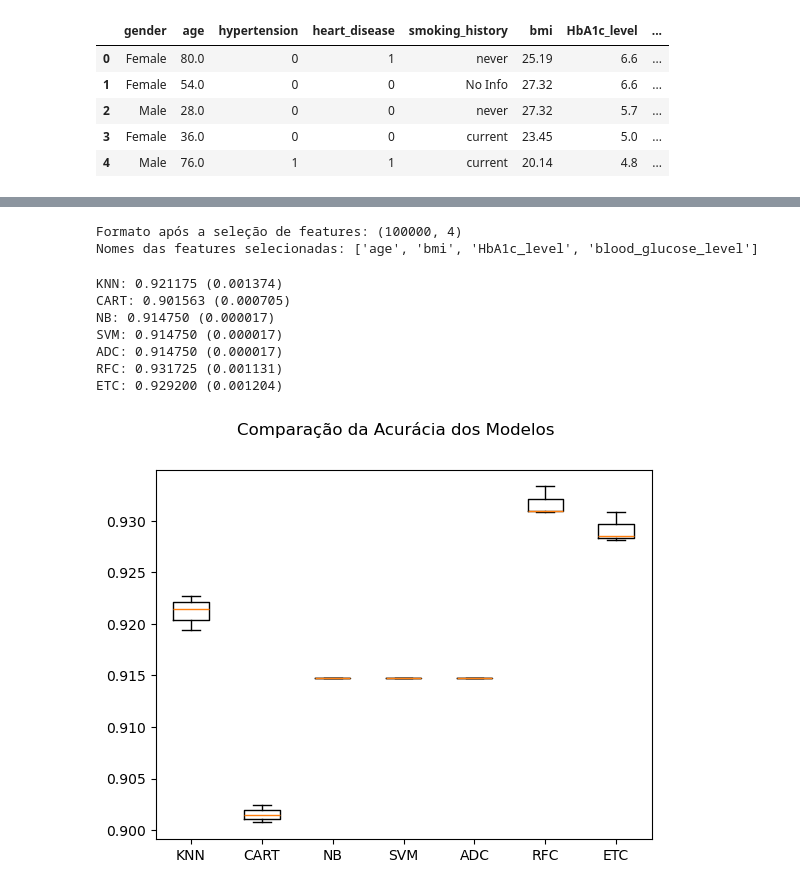
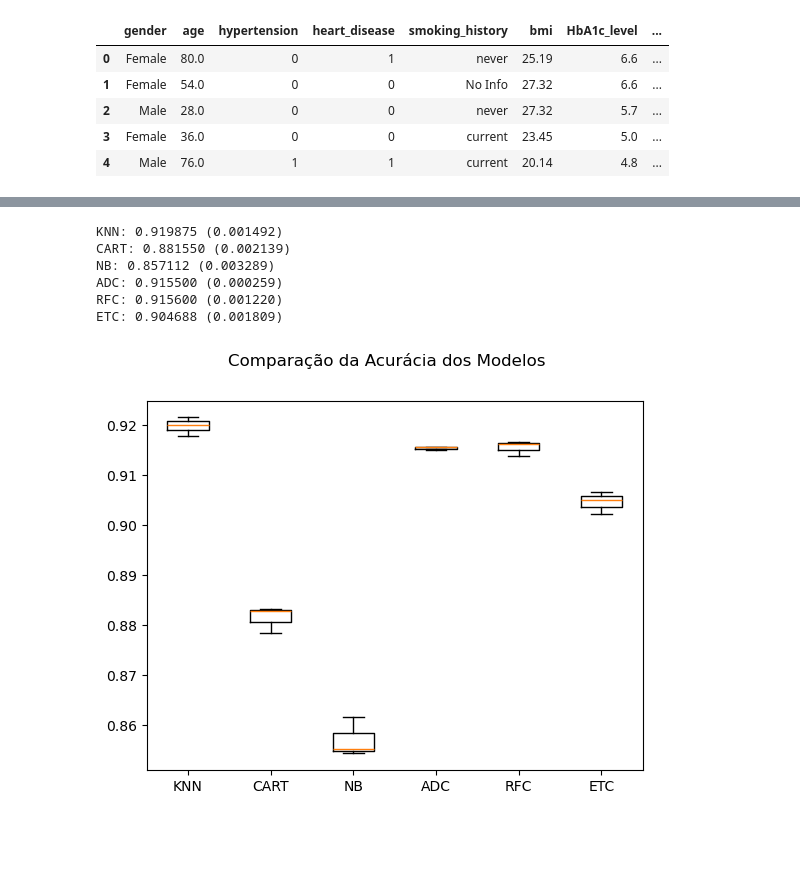
Before and after one commit to rogerioferreira/MVP-Machine_Learnin-PUC-RIO, a Jupyter notebook: notebooks/ml-03.ipynb, the cells around one changed output, grey strips where cells are left out. Cells and saved outputs as stored; diff of their text form; code cells hidden in the pictures; blank space fills up the shorter version.

```diff
--- a/notebooks/ml-03.ipynb
+++ b/notebooks/ml-03.ipynb
@@ -118,29 +114,26 @@ y = df.iloc[:, max]
 # %%
-from sklearn.ensemble import RandomForestClassifier
-from sklearn.feature_selection import SelectFromModel
+# from sklearn.ensemble import RandomForestClassifier
+# from sklearn.feature_selection import SelectFromModel
 
-# Definindo uma seed global para esta célula de código
-np.random.seed(7)
+# # Definindo uma seed global para esta célula de código
+# np.random.seed(7)
 
-# Treinar um Random Forest para obter a importância das features
-model_rf = RandomForestClassifier()
-model_rf.fit(X, y)
+# # Treinar um Random Forest para obter a importância das features
+# model_rf = RandomForestClassifier()
+# model_rf.fit(X, y)
 
-# Selecionar features com importância acima da média
-sfm = SelectFromModel(model_rf, prefit=True, max_features=max)
-X_selected_rf = sfm.transform(X)
-print(f"Formato após a seleção de features: {X_selected_rf.shape}")
+# # Selecionar features com importância acima da média
+# sfm = SelectFromModel(model_rf, prefit=True, max_features=max)
+# X_selected_rf = sfm.transform(X)
+# print(f"Formato após a seleção de features: {X_selected_rf.shape}")
 
-# Obtendo o array booleano que indica quais features foram selecionadas
-features_selecionadas_bool = sfm.get_support()
-# print(f"Array booleano de seleção: {features_selecionadas_bool}")
+# # Obtendo o array booleano que indica quais features foram selecionadas
+# features_selecionadas_bool = sfm.get_support()
+# # print(f"Array booleano de seleção: {features_selecionadas_bool}")
 
-# Obtendo os nomes das features selecionadas
-nomes_features_selecionadas = X.columns[features_selecionadas_bool]
-print(f"Nomes das features selecionadas: {list(nomes_features_selecionadas)}")
+# # Obtendo os nomes das features selecionadas
+# nomes_features_selecionadas = X.columns[features_selecionadas_bool]
+# print(f"Nomes das features selecionadas: {list(nomes_features_selecionadas)}")
-# %% [output]
-Formato após a seleção de features: (100000, 4)
-Nomes das features selecionadas: ['age', 'bmi', 'HbA1c_level', 'blood_glucose_level']
 # %%
 # from sklearn.feature_selection import RFE
 # from sklearn.ensemble import RandomForestClassifier
@@ -164,9 +157,14 @@ Nomes das features selecionadas: ['age', 'bmi', 'HbA1c_level', 'blood_glucose_le
 # # Obter os nomes das features selecionadas
 # nomes_features_selecionadas = X.columns[features_selecionadas_bool]
 # print(f"Nomes das features selecionadas (RFE): {list(nomes_features_selecionadas)}")
+# %%
+from sklearn.decomposition import PCA
+
+pca = PCA(n_components=10)
+X_pca = pca.fit_transform(X)
 # %%
 X_train, X_test, y_train, y_test = train_test_split(
-    X_selected_rf, y, test_size=0.20, random_state=7
+    X_pca, y, test_size=0.20, random_state=7
 )  # faz a divisão
 
 # Criando os folds para a validação cruzada
@@ -189,42 +187,41 @@ names = []
 models.append(("KNN", KNeighborsClassifier()))
 models.append(("CART", DecisionTreeClassifier()))
 models.append(("NB", GaussianNB()))
-models.append(("SVM", SVC()))
+# models.append(("SVM", SVC()))
 models.append(("ADC", AdaBoostClassifier()))
 models.append(("RFC", RandomForestClassifier()))
 models.append(("ETC", ExtraTreesClassifier()))
 
 # Avaliando um modelo por vez
 # Aqui estão as métricas mais relevantes para essa área:
 # Acurácia (Accuracy): A proporção de predições corretas sobre o total de predições.
 # Precisão (Precision): Dos casos que o modelo previu como positivos, quantos eram realmente positivos.
 # Sensibilidade (Recall): Dos casos que eram realmente positivos, quantos o modelo conseguiu identificar.
 # Pontuação F1 (F1-Score): É a média harmônica entre precisão e recall. É uma métrica útil quando as classes estão desbalanceadas.
 # Curva ROC e AUC: Medem a capacidade do modelo de distinguir entre as classes.
 for name, model in models:
     cv_results = cross_val_score(model, X_train, y_train, cv=kfold, scoring="accuracy")
     results.append(cv_results)
     names.append(name)
     msg = "%s: %f (%f)" % (
         name,
         cv_results.mean(),
         cv_results.std(),
     )  # média e desvio padrão dos K resultados da validação cruzada
     print(msg)
 
 # Boxplot de comparação dos modelos
 fig = plt.figure()
 fig.suptitle("Comparação da Acurácia dos Modelos")
 ax = fig.add_subplot(111)
 plt.boxplot(results)
 ax.set_xticklabels(names)
 plt.show()
 # %% [output]
-KNN: 0.921175 (0.001374)
-CART: 0.901563 (0.000705)
-NB: 0.914750 (0.000017)
-SVM: 0.914750 (0.000017)
-ADC: 0.914750 (0.000017)
-RFC: 0.931725 (0.001131)
-ETC: 0.929200 (0.001204)
+KNN: 0.919875 (0.001492)
+CART: 0.881550 (0.002139)
+NB: 0.857112 (0.003289)
+ADC: 0.915500 (0.000259)
+RFC: 0.915600 (0.001220)
+ETC: 0.904688 (0.001809)
-[figure, old version]
+[figure, new version]
```
Also changed, not shown: parts of 3 cells of this notebook.
